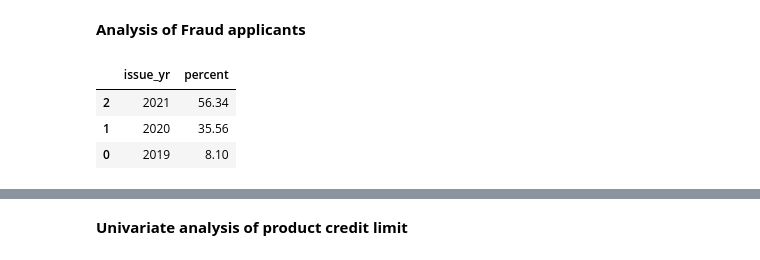
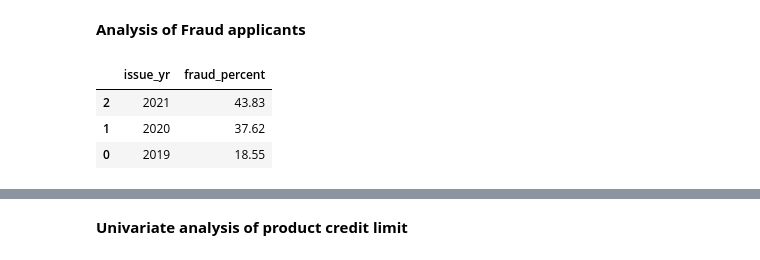
Before and after one commit to madhusanthan/Credit-Fraud-Risk-Model, a Jupyter notebook: EDA.ipynb, the cells around one changed output, grey strips where cells are left out. Cells and saved outputs as stored; diff of their text form; code cells hidden in the pictures.

```diff
--- a/EDA.ipynb
+++ b/EDA.ipynb
@@ -174,14 +168,14 @@ master['issue_yr']=master['portfolio_id'].dt.year
 master['issue_month']=master['portfolio_id'].dt.month
 master['Quarter']=master['portfolio_id'].dt.quarter
 # %%
-fraud = master[master['NP'] == 0]
-valid = master[master['NP'] == 1]
+Nfraud = master[master['NP'] == 0]
+fraud = master[master['NP'] == 1]
 # %% [markdown]
 **Analysis of Fraud applicants**
 # %%
-round(100*fraud.groupby('issue_yr').size()/len(fraud),2).reset_index(name='percent').sort_values('percent',ascending=False)
+round(100*fraud.groupby('issue_yr').size()/len(fraud),2).reset_index(name='fraud_percent').sort_values('fraud_percent',ascending=False)
 # %% [output]
-|  | issue_yr | percent |
-| 2 | 2021 | 56.34 |
-| 1 | 2020 | 35.56 |
-| 0 | 2019 | 8.10 |
+|  | issue_yr | fraud_percent |
+| 2 | 2021 | 43.83 |
+| 1 | 2020 | 37.62 |
+| 0 | 2019 | 18.55 |
```
Also changed, not shown: parts of 22 cells of this notebook.
